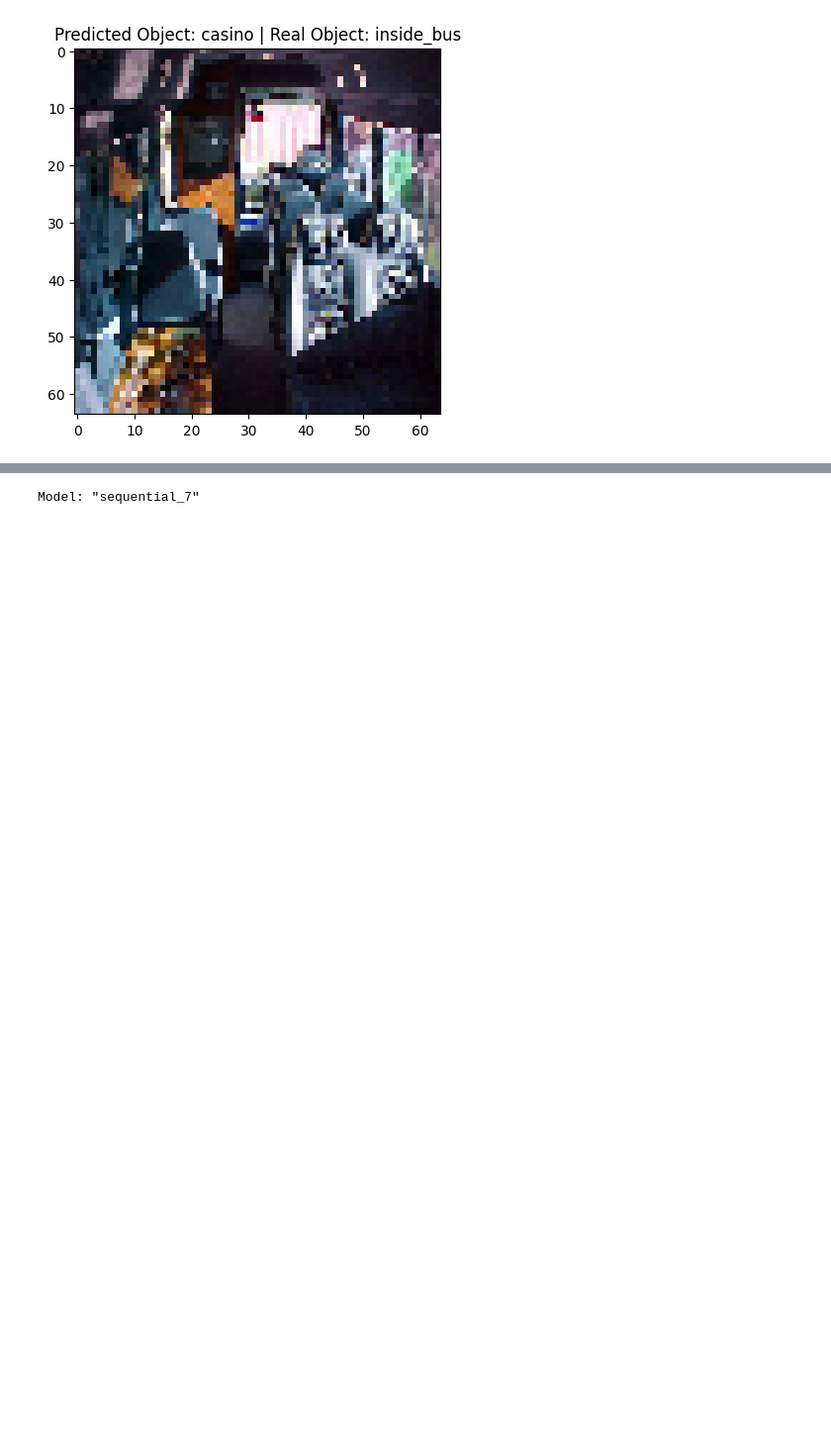
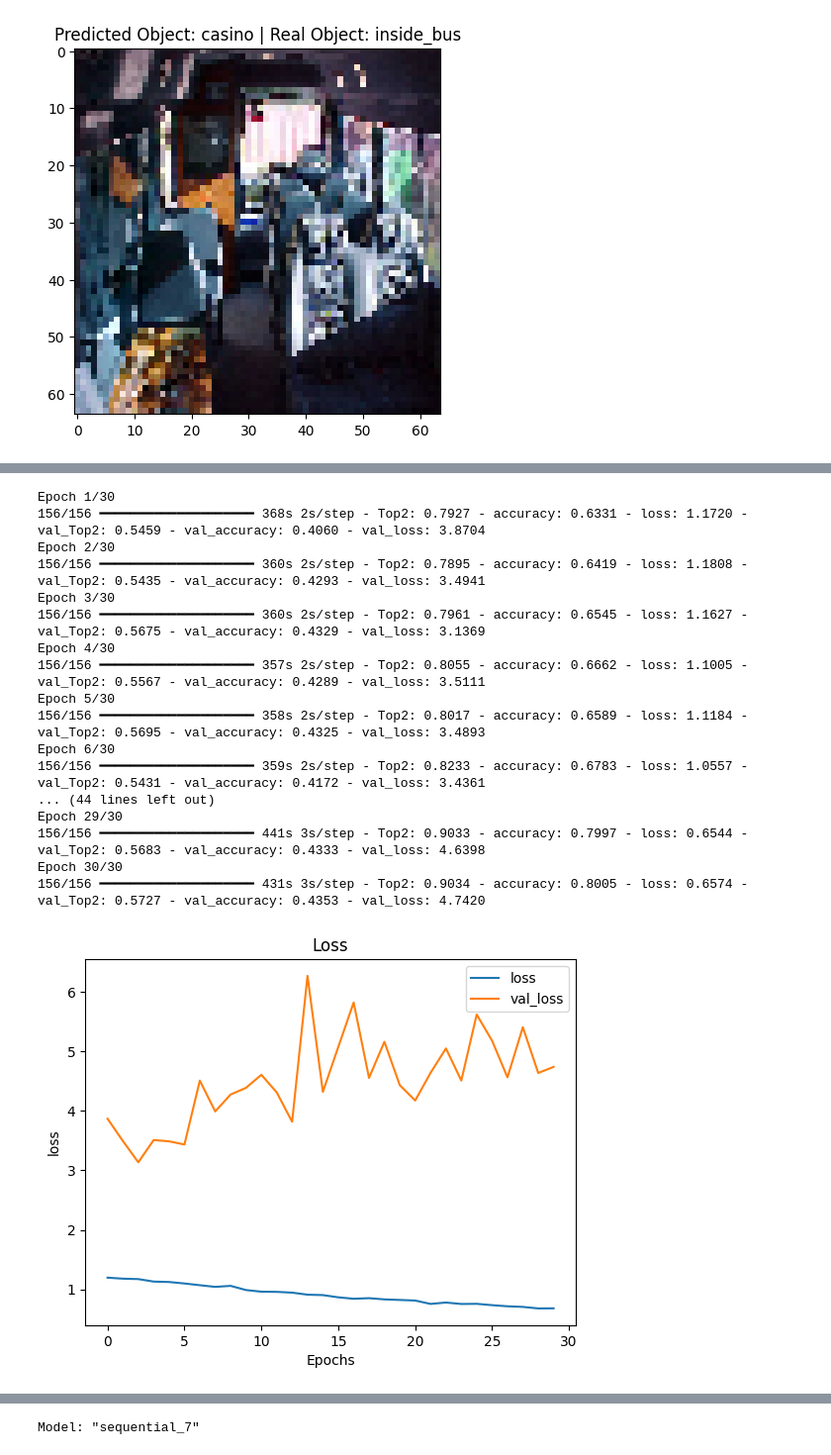
Before and after one commit to KlymentievMaksym/IntelOb, a Jupyter notebook: Lab3/Lab3_.ipynb, the cells around one changed output, grey strips where cells are left out. Shown at 99% size. Drawn from its saved outputs; the diff is of its cells as text; code cells hidden in the pictures; blank space fills up the shorter version.

```diff
--- a/Lab3/Lab3_.ipynb
+++ b/Lab3/Lab3_.ipynb
@@ -1266,0 +1270,22 @@ Epoch 60/60
+# %%
+predict(model5, 64, 30)
+model5.save('model5_2.keras')
+# %% [output]
+Epoch 1/30
+156/156 ━━━━━━━━━━━━━━━━━━━━ 368s 2s/step - Top2: 0.7927 - accuracy: 0.6331 - loss: 1.1720 - val_Top2: 0.5459 - val_accuracy: 0.4060 - val_loss: 3.8704
+Epoch 2/30
+156/156 ━━━━━━━━━━━━━━━━━━━━ 360s 2s/step - Top2: 0.7895 - accuracy: 0.6419 - loss: 1.1808 - val_Top2: 0.5435 - val_accuracy: 0.4293 - val_loss: 3.4941
+Epoch 3/30
+156/156 ━━━━━━━━━━━━━━━━━━━━ 360s 2s/step - Top2: 0.7961 - accuracy: 0.6545 - loss: 1.1627 - val_Top2: 0.5675 - val_accuracy: 0.4329 - val_loss: 3.1369
+Epoch 4/30
+156/156 ━━━━━━━━━━━━━━━━━━━━ 357s 2s/step - Top2: 0.8055 - accuracy: 0.6662 - loss: 1.1005 - val_Top2: 0.5567 - val_accuracy: 0.4289 - val_loss: 3.5111
+Epoch 5/30
+156/156 ━━━━━━━━━━━━━━━━━━━━ 358s 2s/step - Top2: 0.8017 - accuracy: 0.6589 - loss: 1.1184 - val_Top2: 0.5695 - val_accuracy: 0.4325 - val_loss: 3.4893
+Epoch 6/30
+156/156 ━━━━━━━━━━━━━━━━━━━━ 359s 2s/step - Top2: 0.8233 - accuracy: 0.6783 - loss: 1.0557 - val_Top2: 0.5431 - val_accuracy: 0.4172 - val_loss: 3.4361
+... (44 lines left out)
+Epoch 29/30
+156/156 ━━━━━━━━━━━━━━━━━━━━ 441s 3s/step - Top2: 0.9033 - accuracy: 0.7997 - loss: 0.6544 - val_Top2: 0.5683 - val_accuracy: 0.4333 - val_loss: 4.6398
+Epoch 30/30
+156/156 ━━━━━━━━━━━━━━━━━━━━ 431s 3s/step - Top2: 0.9034 - accuracy: 0.8005 - loss: 0.6574 - val_Top2: 0.5727 - val_accuracy: 0.4353 - val_loss: 4.7420
+[figure, added]
```
Also changed, not shown: parts of 11 cells of this notebook.
